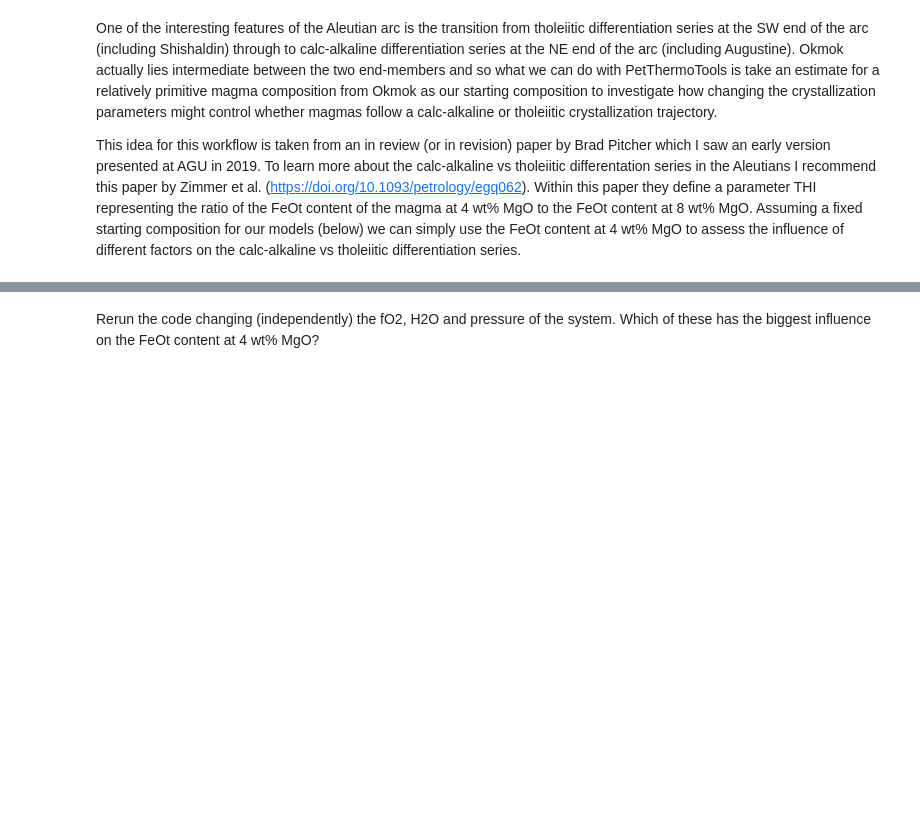
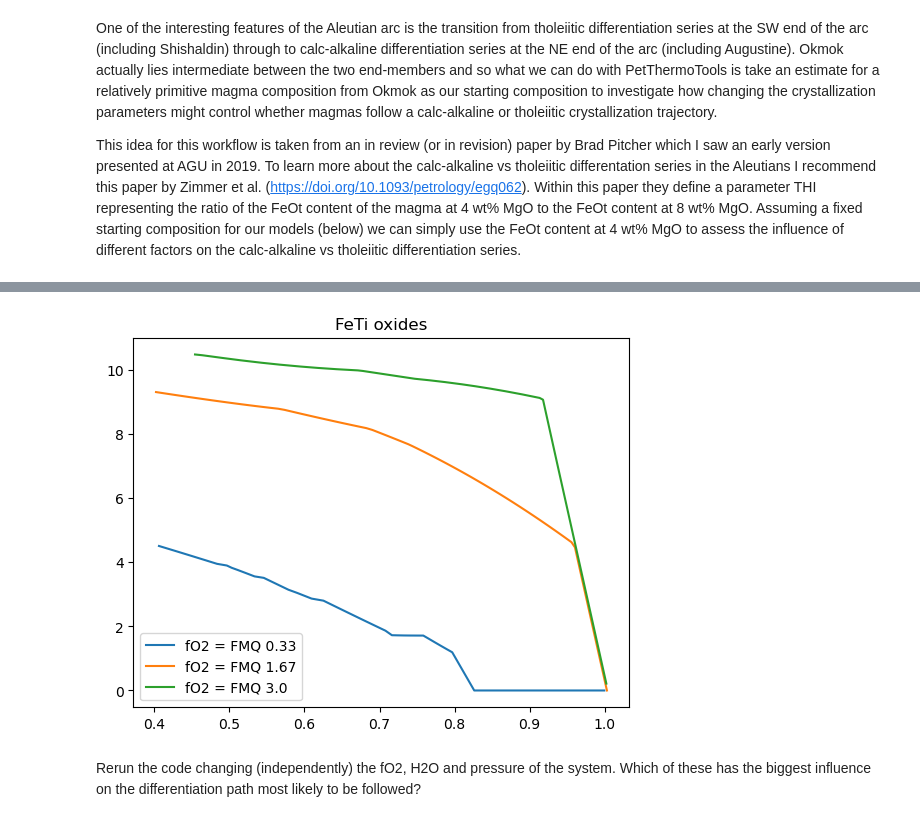
Before and after one commit to gleesonm1/alphaMELTS_workshop_GSA2024, a Jupyter notebook: Activity 1/Activity1_equilibrateMIcalcs.ipynb, the cells around one changed output, grey strips where cells are left out. Cells and saved outputs as stored; diff of their text form; code cells hidden in the pictures; blank space fills up the shorter version.

```diff
--- a/Activity 1/Activity1_equilibrateMIcalcs.ipynb
+++ b/Activity 1/Activity1_equilibrateMIcalcs.ipynb
@@ -216,0 +227,15 @@ plt.ylabel('FeO$_t$ (at 4 wt% MgO)')
+# %%
+x='mass_Liq'
+y='spinel1_cumsum'
+
+for key in Results.keys():
+    print(y)
+    print(Results[key]['Mass'].columns)
+    if y in Results[key]['Mass'].columns:
+        print(key)
+        plt.plot(Results[key]['All'][x]/100,Results[key]['Mass'][y],
+        '-', label=key)
+        plt.legend()
+        plt.title('FeTi oxides')
+# %% [output]
+[figure, added]
@@ -217,2 +248,2 @@ plt.ylabel('FeO$_t$ (at 4 wt% MgO)')
 # %% [markdown]
-Rerun the code changing (independently) the fO2, H2O and pressure of the system. Which of these has the biggest influence on the FeOt content at 4 wt% MgO?
+Rerun the code changing (independently) the fO2, H2O and pressure of the system. Which of these has the biggest influence on the differentiation path most likely to be followed?
```
Also changed, not shown: parts of 18 cells of this notebook, 3 other files.
